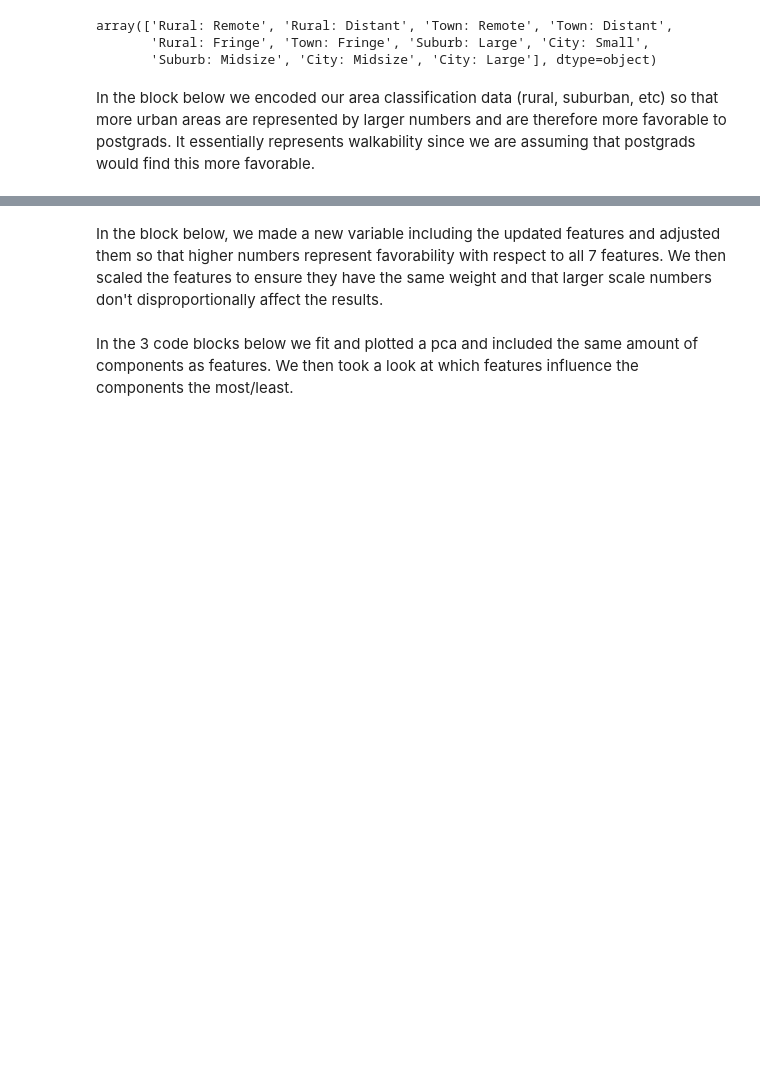
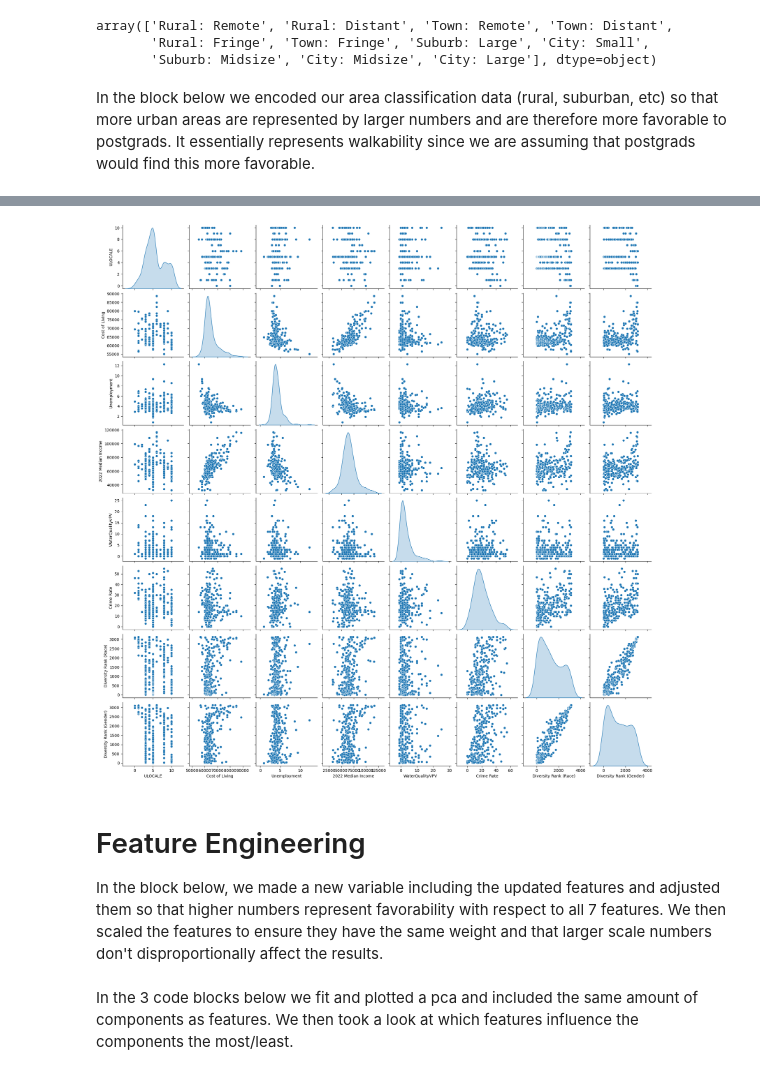
Before and after one commit to joinja01/Joiner_Norton_Walkability, a Jupyter notebook: qualityoflifetexas.ipynb, the cells around one changed output, grey strips where cells are left out. Cells and saved outputs as stored; diff of their text form; code cells hidden in the pictures; blank space fills up the shorter version.

```diff
--- a/qualityoflifetexas.ipynb
+++ b/qualityoflifetexas.ipynb
@@ -142,3 +129,10 @@ See the caveats in the documentation: https://pandas.pydata.org/pandas-docs/stab
+# %%
+sns.pairplot(Texas_encoded, diag_kind='kde')
+plt.show()
+# %% [output]
+[figure, added]
 # %% [markdown]
+# Feature Engineering
+
 In the block below, we made a new variable including the updated features and adjusted them so that higher numbers represent favorability with respect to all 7 features. We then scaled the features to ensure they have the same weight and that larger scale numbers don't disproportionally affect the results.
 # %%
```
Also changed, not shown: parts of 18 cells of this notebook.
